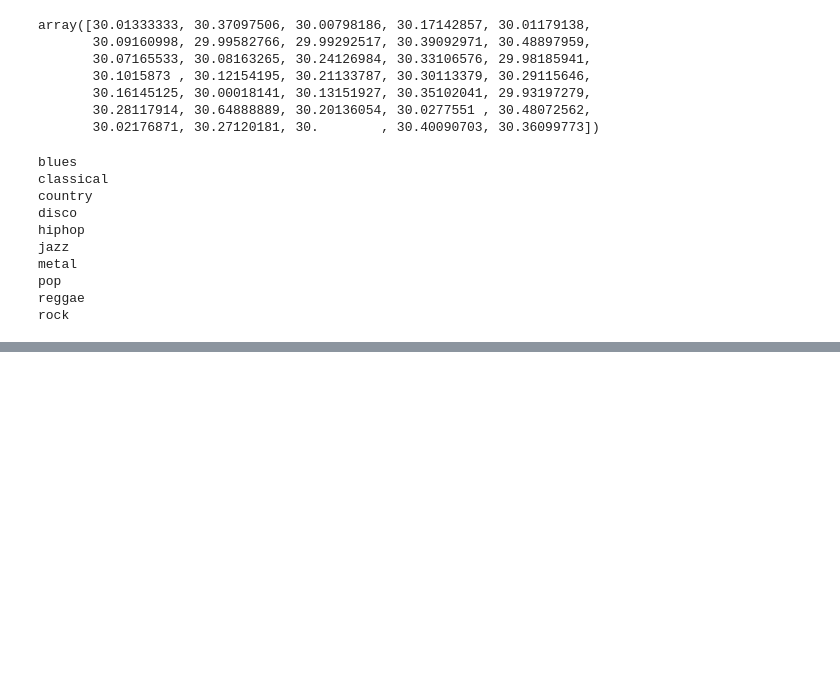
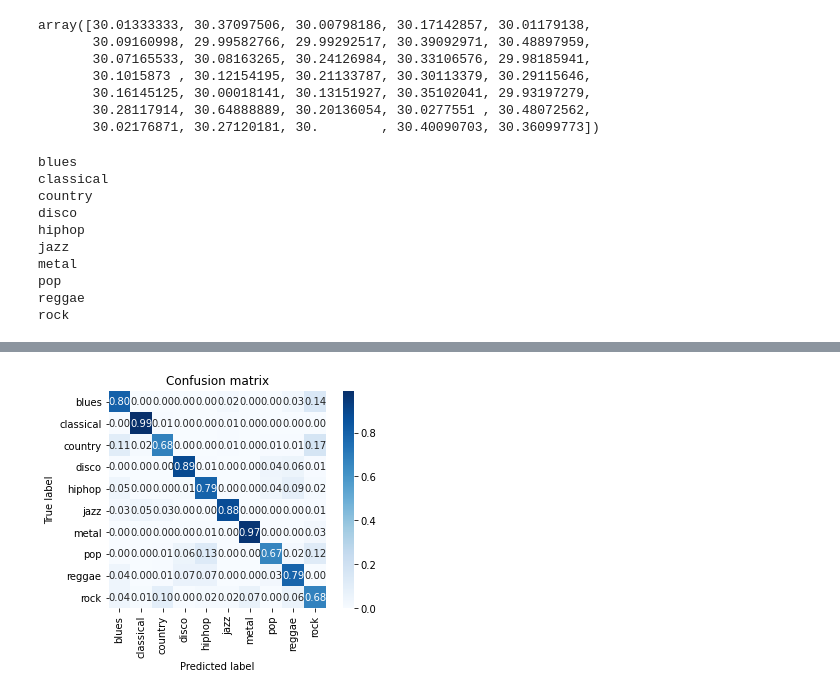
Before and after one commit to dexterbulaong/Music_Genre_App, a Jupyter notebook: genre_app_model.ipynb, the cells around one changed output, grey strips where cells are left out. Saved outputs shown, nothing was run; the diff lists cells and outputs as text; code cells hidden in the pictures; blank space fills up the shorter version.

```diff
--- a/genre_app_model.ipynb
+++ b/genre_app_model.ipynb
@@ -166,0 +168,19 @@ Evaluating the model
+# %%
+import seaborn as sns
+
+def show_confusion_matrix(confusion, test_labels):
+  """Compute confusion matrix and normalize."""
+  confusion_normalized = confusion.astype("float") / confusion.sum(axis=1)
+  axis_labels = test_labels
+  ax = sns.heatmap(
+      confusion_normalized, xticklabels=axis_labels, yticklabels=axis_labels,
+      cmap='Blues', annot=True, fmt='.2f', square=True)
+  plt.title("Confusion matrix")
+  plt.ylabel("True label")
+  plt.xlabel("Predicted label")
+
+
+confusion_matrix = model.confusion_matrix(test_data)
+show_confusion_matrix(confusion_matrix.numpy(), test_data.index_to_label)
+# %% [output]
+[figure, added]
```
Also changed, not shown: parts of 4 cells of this notebook, 43 other files.
